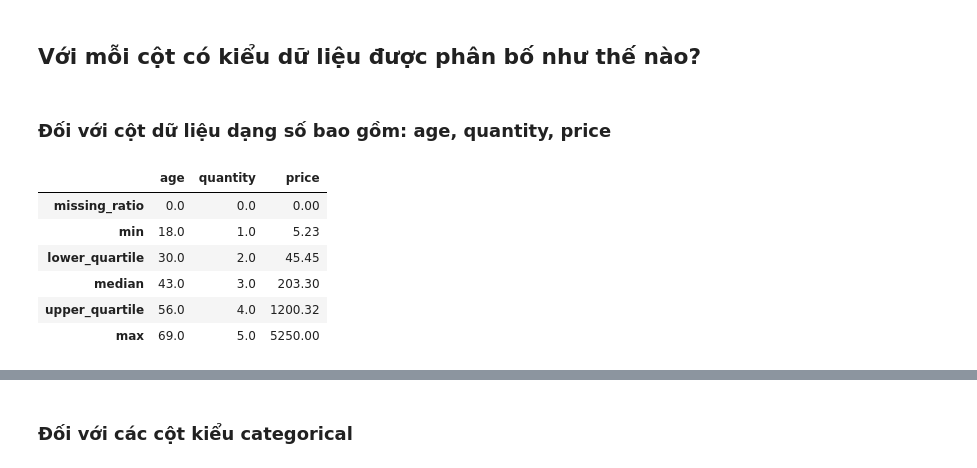
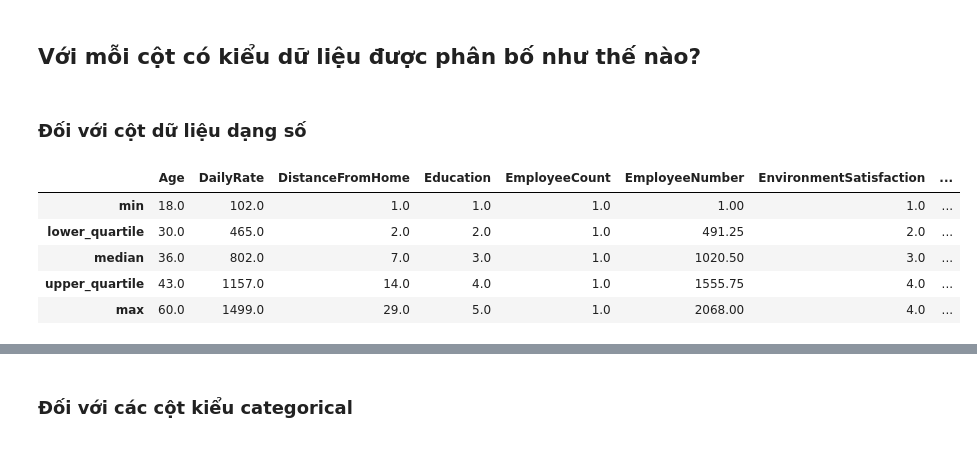
Before and after one commit to HuyHCMUS/DataVisualize-1, a Jupyter notebook: Kham_pha_du_lieu.ipynb, the cells around one changed output, grey strips where cells are left out. Cells and saved outputs as stored; diff of their text form; code cells hidden in the pictures.

Commit message:
upload phần khám phá cho bộ dữ liệu mới

```diff
--- a/Kham_pha_du_lieu.ipynb
+++ b/Kham_pha_du_lieu.ipynb
@@ -2,5 +2,9 @@
 import pandas as pd
 import numpy as np
 import matplotlib.pyplot as plt
+import re
+pd.set_option('display.max_columns', None)
+pd.set_option('display.max_colwidth', None)
 # %%
-data = pd.read_csv("customer_shopping_data.csv")
+data = pd.read_csv("HR_Analytics.csv")
+data.head()
@@ -63,2 +55,0 @@ Ta có thể thấy cột "invoice_date" đang có kiểu dữ liệu chưa phù
-# %%
-data["invoice_date"] = pd.to_datetime(data["invoice_date"])
@@ -65,14 +81,12 @@ data["invoice_date"] = pd.to_datetime(data["invoice_date"])
 # %% [markdown]
 ## Với mỗi cột có kiểu dữ liệu được phân bố như thế nào?
 # %% [markdown]
-### Đối với cột dữ liệu dạng số bao gồm: age, quantity, price
+### Đối với cột dữ liệu dạng số
 # %%
 def col_info(col, array):
     temp = np.array(array[col])
     temp = temp[np.invert(np.isnan(temp))]
     data = []
-    # missing_ratio
-    data.append(round((100 - (len(temp) / len(array[col]) * 100)), 1))
     # min
     data.append(np.min(temp))
     # 3 quartile
@@ -82,15 +96,14 @@ def col_info(col, array):
     data.append(np.max(temp))
     return data
 # %%
-num_col_info_df = pd.DataFrame(index = ['missing_ratio', 'min', 'lower_quartile', 'median', 'upper_quartile', 'max'])
+num_col_info_df = pd.DataFrame(index = ['min', 'lower_quartile', 'median', 'upper_quartile', 'max'])
 for i in data._get_numeric_data():
     num_col_info_df[i] = col_info(i, data)
 num_col_info_df
 # %% [output]
-|  | age | quantity | price |
-| missing_ratio | 0.0 | 0.0 | 0.00 |
-| min | 18.0 | 1.0 | 5.23 |
-| lower_quartile | 30.0 | 2.0 | 45.45 |
-| median | 43.0 | 3.0 | 203.30 |
-| upper_quartile | 56.0 | 4.0 | 1200.32 |
-| max | 69.0 | 5.0 | 5250.00 |
+|  | Age | DailyRate | DistanceFromHome | Education | EmployeeCount | EmployeeNumber | EnvironmentSatisfaction | ... |
+| min | 18.0 | 102.0 | 1.0 | 1.0 | 1.0 | 1.00 | 1.0 | ... |
+| lower_quartile | 30.0 | 465.0 | 2.0 | 2.0 | 1.0 | 491.25 | 2.0 | ... |
+| median | 36.0 | 802.0 | 7.0 | 3.0 | 1.0 | 1020.50 | 3.0 | ... |
+| upper_quartile | 43.0 | 1157.0 | 14.0 | 4.0 | 1.0 | 1555.75 | 4.0 | ... |
+| max | 60.0 | 1499.0 | 29.0 | 5.0 | 1.0 | 2068.00 | 4.0 | ... |
```
Also changed, not shown: parts of 12 cells of this notebook, 2 other files.
